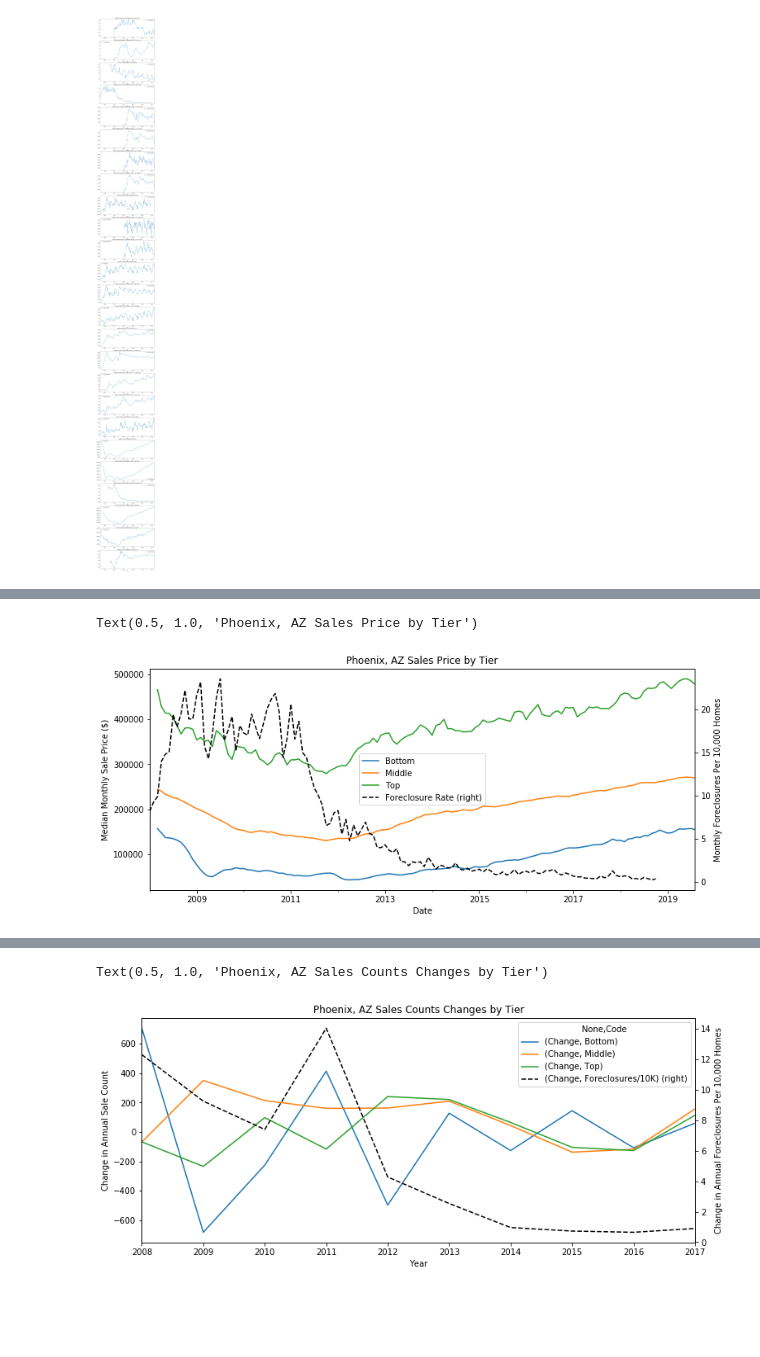
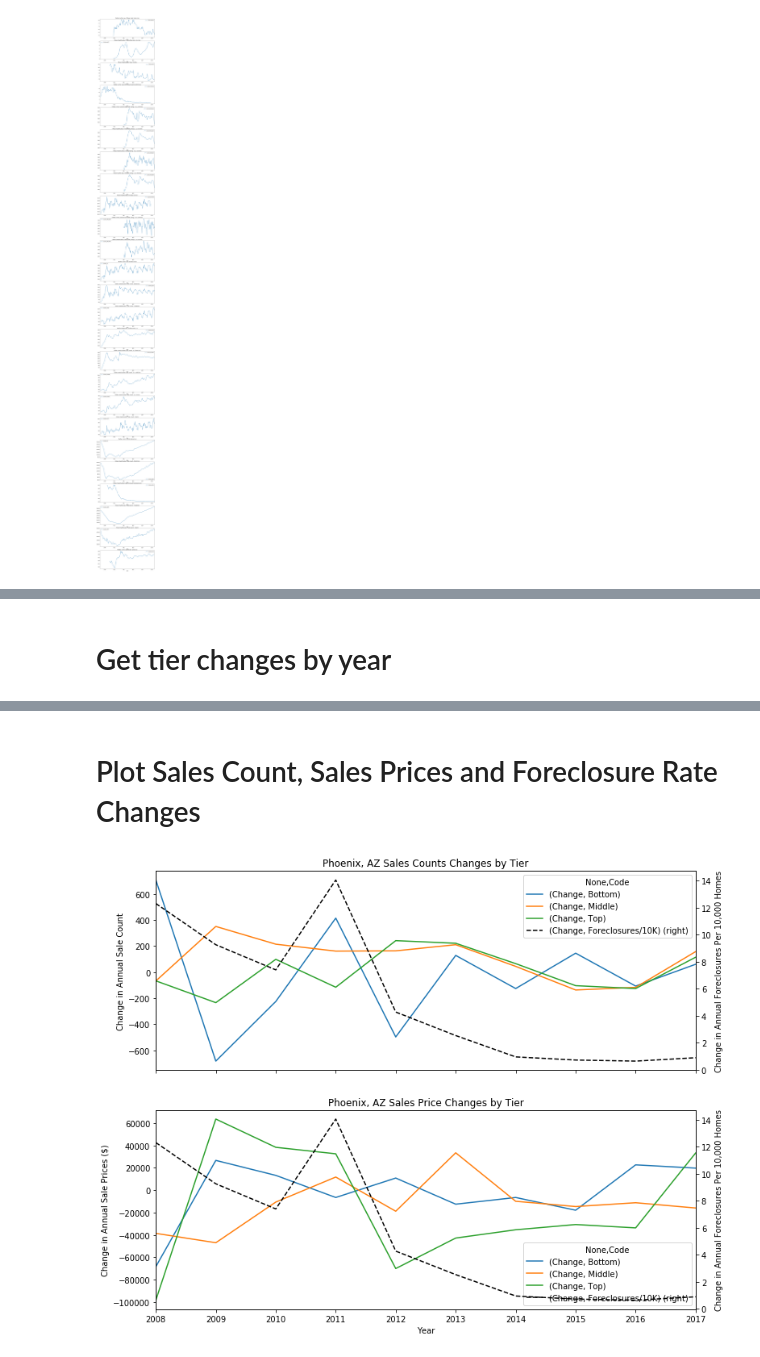
Before and after one commit to janinewhite/Proletariats, a Jupyter notebook: Zillow Tier Analysis.ipynb, the cells around one changed output, grey strips where cells are left out. Cells and saved outputs as stored; diff of their text form; code cells hidden in the pictures; blank space fills up the shorter version.

```diff
--- a/Zillow Tier Analysis.ipynb
+++ b/Zillow Tier Analysis.ipynb
@@ -108,14 +134,3 @@ Text(0.5, 1.0, 'Phoenix, AZ Sales Counts by Tier')
-# %%
-sales_fig = plt.figure(figsize=(12,5))
-ax_sales = sales_fig.add_subplot(1,1,1)
-df.plot(x='Date',y='C36159_SPBT',label='Bottom',ax=ax_sales)
-df.plot(x='Date',y='C36159_SPMT',label='Middle',ax=ax_sales)
-df.plot(x='Date',y='C36159_SPTT',label='Top',ax=ax_sales)
-df.plot(x='Date',y='C36159_FOR10K',label='Foreclosure Rate',style='k--',secondary_y=True,ax=ax_sales)
-ax_sales.set_ylabel('Median Monthly Sale Price ($)')
-ax_sales.right_ax.set_ylabel('Monthly Foreclosures Per 10,000 Homes')
-ax_sales.set_title('Phoenix, AZ Sales Price by Tier')
-# %% [output]
-Text(0.5, 1.0, 'Phoenix, AZ Sales Price by Tier')
-[figure, removed]
+# %% [markdown]
+# Get tier changes by year
 # %%
@@ -176,19 +189,33 @@ C36159_FOR10K,2017,0.0,0.9000000000000001
 | 2010 | 7.40 | -225.0 | 214.0 | 98.0 | 13300.0 | -10600.0 | 38400.0 |
 | 2011 | 14.05 | 414.0 | 161.0 | -116.0 | -6500.0 | 11800.0 | 32600.0 |
 | 2012 | 4.28 | -497.0 | 163.0 | 241.0 | 10900.0 | -18800.0 | -70100.0 |
+# %% [markdown]
+# Plot Sales Count, Sales Prices and Foreclosure Rate Changes
 # %%
-# Plot Sales Count Changes
+# Isolate and rename datasets
 foreclosure_changes = changes_pivot.iloc[:,[0]].copy()
 foreclosure_changes = foreclosure_changes.rename(columns={"C36159_FOR10K":"Foreclosures/10K"})
 count_changes = changes_pivot.iloc[:,[1,2,3]].copy()
 count_changes = count_changes.rename(columns={"C36159_SCSABT":"Bottom","C36159_SCSAMT":"Middle","C36159_SCSATT":"Top"})
-count_change_fig = plt.figure(figsize=(12,5))
-ax_count_change = count_change_fig.add_subplot(1,1,1)
+sales_changes = changes_pivot.iloc[:,[4,5,6]].copy()
+sales_changes = sales_changes.rename(columns={"C36159_SPBT":"Bottom","C36159_SPMT":"Middle","C36159_SPTT":"Top"})
+
+change_fig = plt.figure(figsize=(12,10))
+
+ax_count_change = change_fig.add_subplot(2,1,1)
 count_changes.plot(xticks=count_changes.index,ax=ax_count_change)
 foreclosure_changes.plot(style='k--',secondary_y=True,xticks=foreclosure_changes.index,ax=ax_count_change)
 ax_count_change.set_ylabel('Change in Annual Sale Count')
 ax_count_change.right_ax.set_ylabel('Change in Annual Foreclosures Per 10,000 Homes')
 ax_count_change.set_title('Phoenix, AZ Sales Counts Changes by Tier')
+
+ax_sales_change = change_fig.add_subplot(2,1,2)
+sales_changes.plot(xticks=sales_changes.index,ax=ax_sales_change)
+foreclosure_changes.plot(style='k--',secondary_y=True,xticks=foreclosure_changes.index,ax=ax_sales_change)
+ax_sales_change.set_ylabel('Change in Annual Sale Prices ($)')
+ax_sales_change.right_ax.set_ylabel('Change in Annual Foreclosures Per 10,000 Homes')
+ax_sales_change.set_title('Phoenix, AZ Sales Price Changes by Tier')
+
+change_fig.savefig(f"Presentation/annual_changes.png")
 # %% [output]
-Text(0.5, 1.0, 'Phoenix, AZ Sales Counts Changes by Tier')
-[figure, old version]
+[figure, new version]
```
Also changed, not shown: parts of 9 cells of this notebook, 3 other files.
